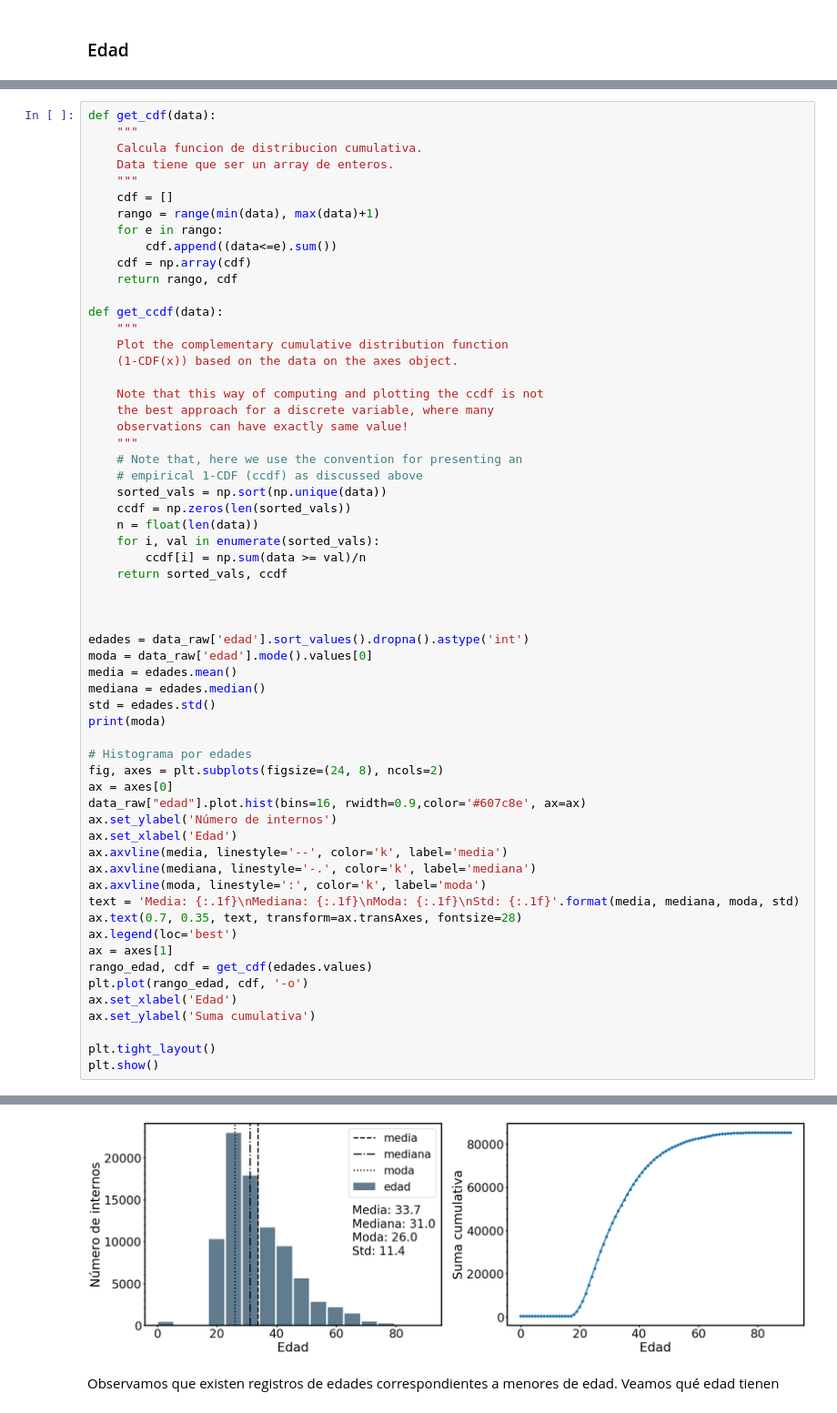
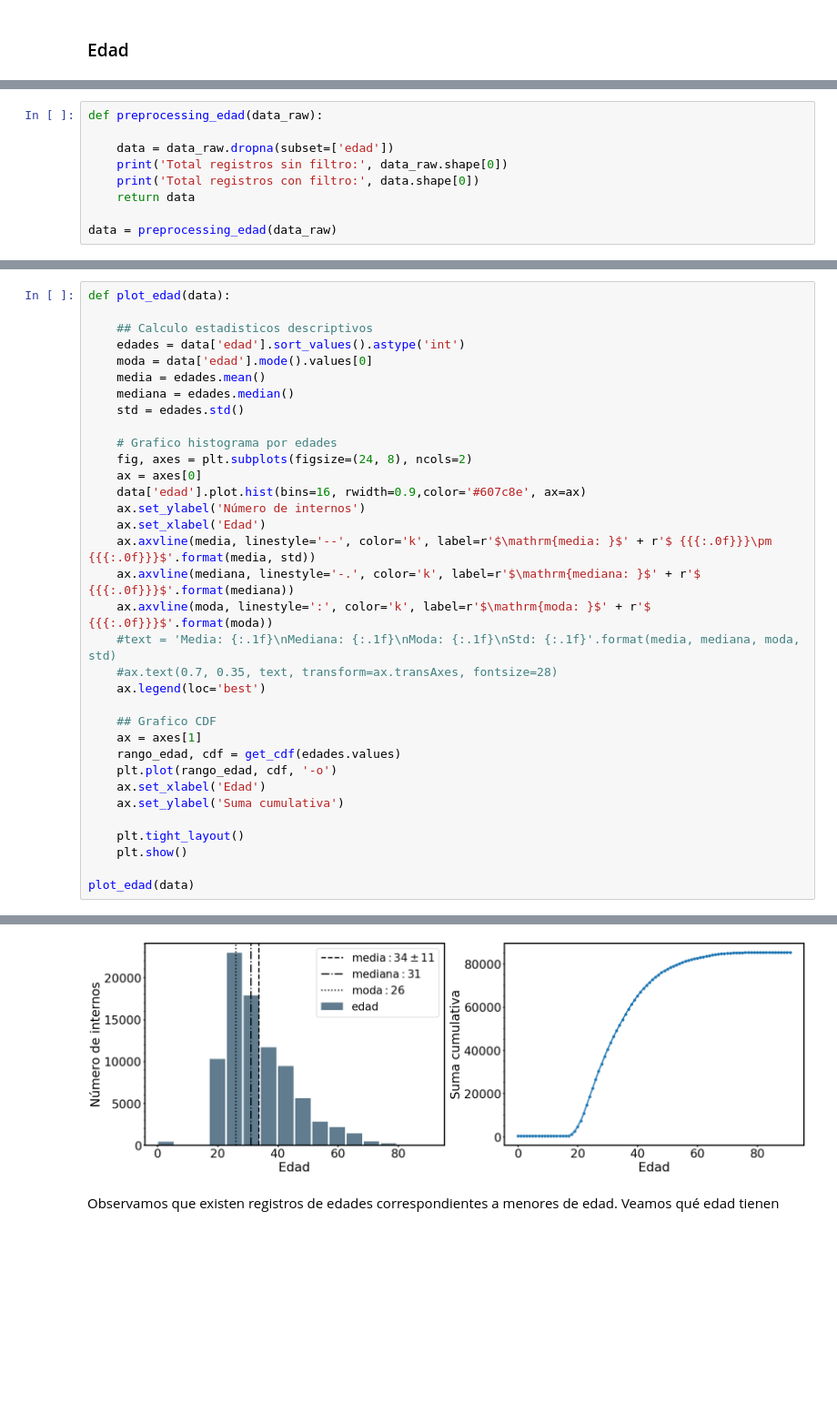
Before and after one commit to nahuelalmeira/poblacionPenal, a Jupyter notebook: VisualizacionYAnalisis/DiploDatos_PoblacionPenitenciariaArgentina_VyA.ipynb, the cells around one changed output, grey strips where cells are left out. Shown at 91% size. Drawn from its saved outputs; the diff is of its cells as text; blank space fills up the shorter version.

Commit message:
Cambios en Analisis estadistico de variables

```diff
--- a/VisualizacionYAnalisis/DiploDatos_PoblacionPenitenciariaArgentina_VyA.ipynb
+++ b/VisualizacionYAnalisis/DiploDatos_PoblacionPenitenciariaArgentina_VyA.ipynb
@@ -254,0 +309,9 @@ Los siguientes recursos pueden usarse como ejemplos de distintos tipos de análi
+# %%
+def preprocessing_edad(data_raw):
+
+    data = data_raw.dropna(subset=['edad'])
+    print('Total registros sin filtro:', data_raw.shape[0])
+    print('Total registros con filtro:', data.shape[0])
+    return data
+
+data = preprocessing_edad(data_raw)
@@ -255,61 +321,35 @@ Los siguientes recursos pueden usarse como ejemplos de distintos tipos de análi
 # %%
-def get_cdf(data):
-    """
-    Calcula funcion de distribucion cumulativa.
-    Data tiene que ser un array de enteros.
-    """
-    cdf = []
-    rango = range(min(data), max(data)+1)
-    for e in rango:
-        cdf.append((data<=e).sum())
-    cdf = np.array(cdf)
-    return rango, cdf
+def plot_edad(data):
 
-def get_ccdf(data):
-    """
-    Plot the complementary cumulative distribution function
-    (1-CDF(x)) based on the data on the axes object.
+    ## Calculo estadisticos descriptivos
+    edades = data['edad'].sort_values().astype('int')
+    moda = data['edad'].mode().values[0]
+    media = edades.mean()
+    mediana = edades.median()
+    std = edades.std()
 
-    Note that this way of computing and plotting the ccdf is not
-    the best approach for a discrete variable, where many
-    observations can have exactly same value!
-    """
-    # Note that, here we use the convention for presenting an
-    # empirical 1-CDF (ccdf) as discussed above
-    sorted_vals = np.sort(np.unique(data))
-    ccdf = np.zeros(len(sorted_vals))
-    n = float(len(data))
-    for i, val in enumerate(sorted_vals):
-        ccdf[i] = np.sum(data >= val)/n
-    return sorted_vals, ccdf
+    # Grafico histograma por edades
+    fig, axes = plt.subplots(figsize=(24, 8), ncols=2)
+    ax = axes[0]
+    data['edad'].plot.hist(bins=16, rwidth=0.9,color='#607c8e', ax=ax)
+    ax.set_ylabel('Número de internos')
+    ax.set_xlabel('Edad')
+    ax.axvline(media, linestyle='--', color='k', label=r'$\mathrm{media: }$' + r'$ {{{:.0f}}}\pm {{{:.0f}}}$'.format(media, std))
+    ax.axvline(mediana, linestyle='-.', color='k', label=r'$\mathrm{mediana: }$' + r'$ {{{:.0f}}}$'.format(mediana))
+    ax.axvline(moda, linestyle=':', color='k', label=r'$\mathrm{moda: }$' + r'$ {{{:.0f}}}$'.format(moda))
+    #text = 'Media: {:.1f}\nMediana: {:.1f}\nModa: {:.1f}\nStd: {:.1f}'.format(media, mediana, moda, std)
+    #ax.text(0.7, 0.35, text, transform=ax.transAxes, fontsize=28)
+    ax.legend(loc='best')
 
+    ## Grafico CDF
+    ax = axes[1]
+    rango_edad, cdf = get_cdf(edades.values)
+    plt.plot(rango_edad, cdf, '-o')
+    ax.set_xlabel('Edad')
+    ax.set_ylabel('Suma cumulativa')
 
+    plt.tight_layout()
+    plt.show()
 
-edades = data_raw['edad'].sort_values().dropna().astype('int')
-moda = data_raw['edad'].mode().values[0]
-media = edades.mean()
-mediana = edades.median()
-std = edades.std()
-print(moda)
-
-# Histograma por edades
-fig, axes = plt.subplots(figsize=(24, 8), ncols=2)
-ax = axes[0]
-data_raw["edad"].plot.hist(bins=16, rwidth=0.9,color='#607c8e', ax=ax)
-ax.set_ylabel('Número de internos')
-ax.set_xlabel('Edad')
-ax.axvline(media, linestyle='--', color='k', label='media')
-ax.axvline(mediana, linestyle='-.', color='k', label='mediana')
-ax.axvline(moda, linestyle=':', color='k', label='moda')
-text = 'Media: {:.1f}\nMediana: {:.1f}\nModa: {:.1f}\nStd: {:.1f}'.format(media, mediana, moda, std)
-ax.text(0.7, 0.35, text, transform=ax.transAxes, fontsize=28)
-ax.legend(loc='best')
-ax = axes[1]
-rango_edad, cdf = get_cdf(edades.values)
-plt.plot(rango_edad, cdf, '-o')
-ax.set_xlabel('Edad')
-ax.set_ylabel('Suma cumulativa')
-
-plt.tight_layout()
-plt.show()
+plot_edad(data)
 # %% [output]
@@ -317,4 +356,4 @@ plt.show()
-[figure, old version]
+[figure, new version]
 # %% [markdown]
 Observamos que existen registros de edades correspondientes a menores de edad. Veamos qué edad tienen
 # %%
```
Also changed, not shown: parts of 19 cells of this notebook.
